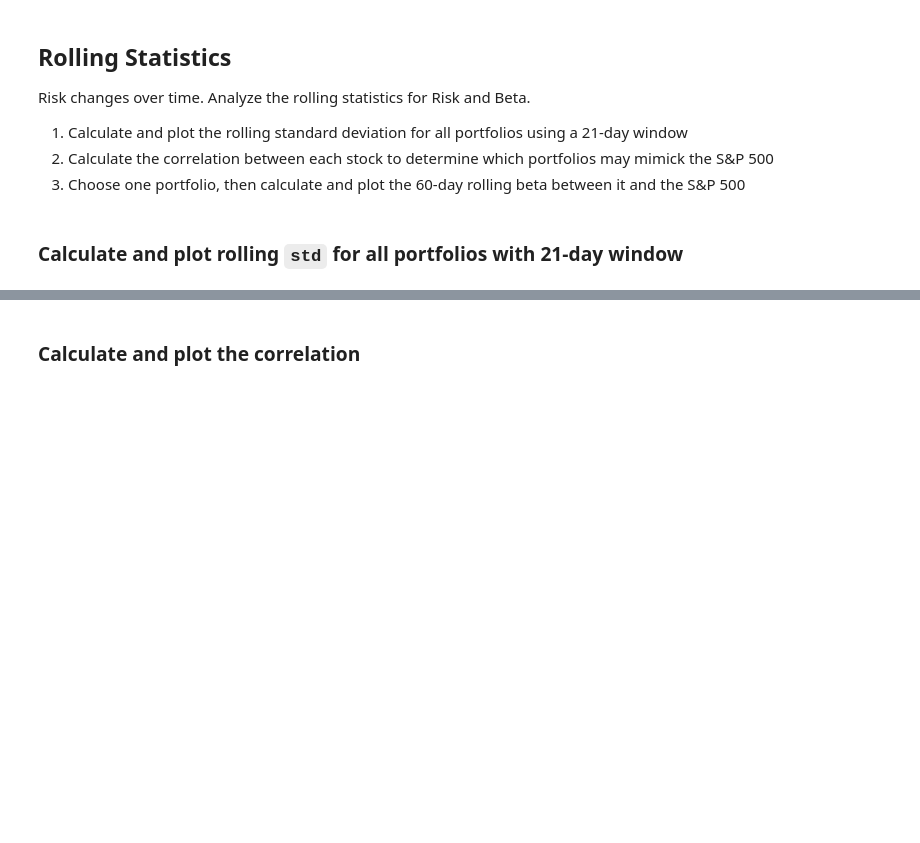
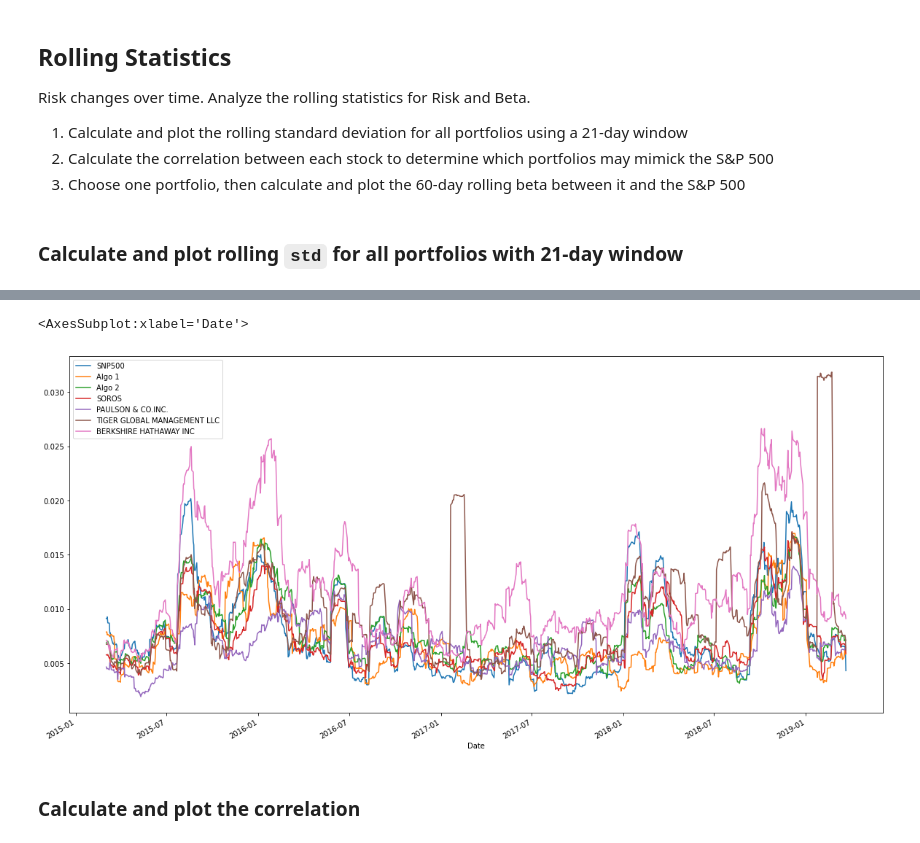
Before and after one commit to tjmcdowelldotcom/python-homework, a Jupyter notebook: Whale_Analysis/whale_analysis.ipynb, the cells around one changed output, grey strips where cells are left out. Saved outputs shown, nothing was run; the diff lists cells and outputs as text; code cells hidden in the pictures; blank space fills up the shorter version.

```diff
--- a/Whale_Analysis/whale_analysis.ipynb
+++ b/Whale_Analysis/whale_analysis.ipynb
@@ -326,5 +353,5 @@ Risk changes over time. Analyze the rolling statistics for Risk and Beta.
 ### Calculate and plot rolling `std` for all portfolios with 21-day window
 # %%
 # Calculate the rolling standard deviation for all portfolios using a 21-day window
-
-# Plot the rolling standard deviation
+STD21 = combined_df.rolling(window=21).std().dropna()
+STD21
@@ -331,3 +373,9 @@ Risk changes over time. Analyze the rolling statistics for Risk and Beta.
+# %%
+# Plot the rolling standard deviation
+STD21.plot(figsize = (20,10))
+# %% [output]
+<AxesSubplot:xlabel='Date'>
+[figure, added]
 # %% [markdown]
 ### Calculate and plot the correlation
 # %%
```
Also changed, not shown: parts of 48 cells of this notebook.
